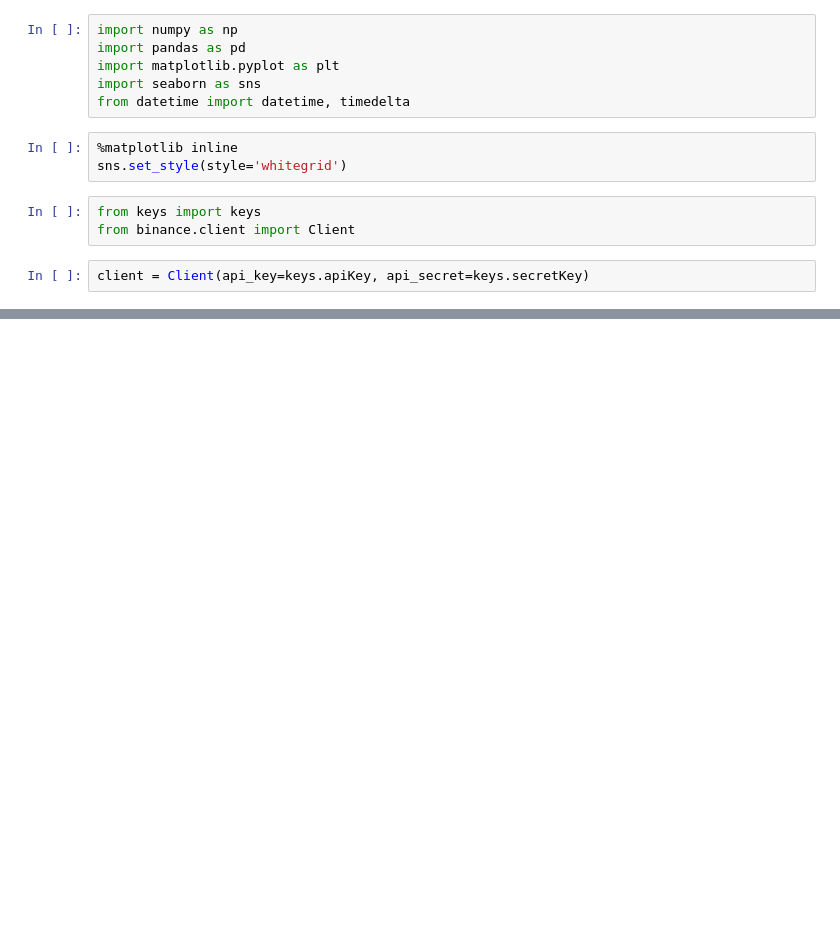
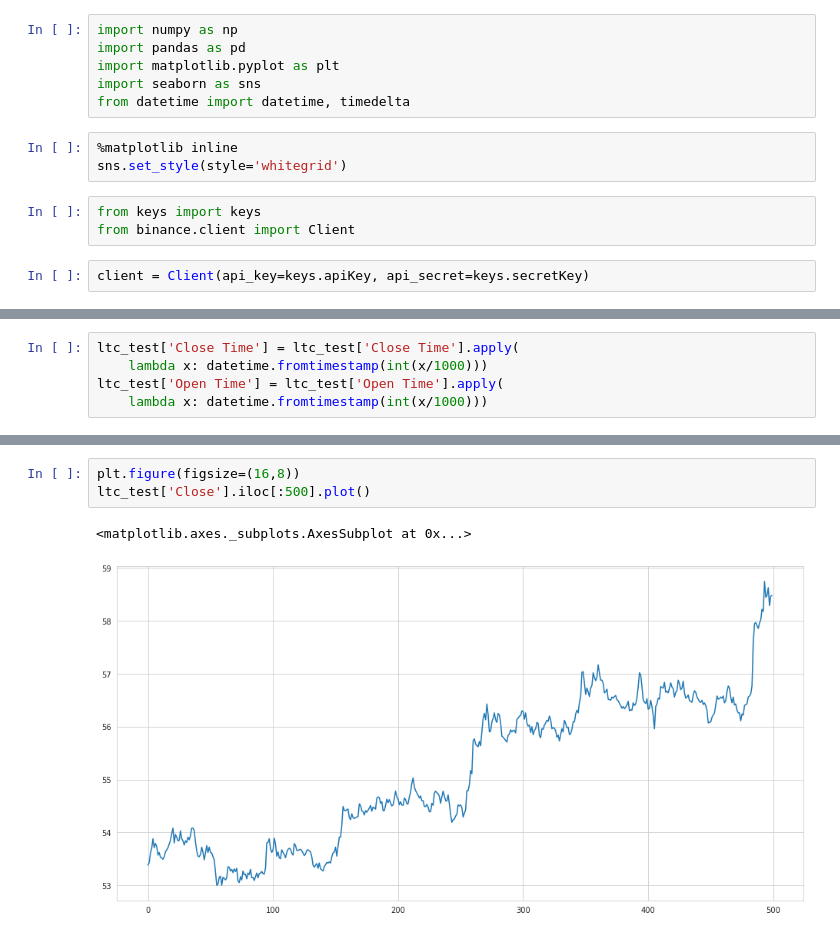
Before and after one commit to OhGreat/Machine-Learning, a Jupyter notebook: Tensorflow/Bitcoin/bitcoin_binance.ipynb, the cells around one changed output, grey strips where cells are left out. Cells and saved outputs as stored; diff of their text form; blank space fills up the shorter version.

```diff
--- a/Tensorflow/Bitcoin/bitcoin_binance.ipynb
+++ b/Tensorflow/Bitcoin/bitcoin_binance.ipynb
@@ -33 +116,6 @@ ltc_usdt_df.head()
+# %%
+ltc_test['Close Time'] = ltc_test['Close Time'].apply(
+    lambda x: datetime.fromtimestamp(int(x/1000)))
+ltc_test['Open Time'] = ltc_test['Open Time'].apply(
+    lambda x: datetime.fromtimestamp(int(x/1000)))
 # %%
@@ -160,0 +151,6 @@ Timestamp('2017-12-13 04:30:00')
+# %%
+plt.figure(figsize=(16,8))
+ltc_test['Close'].iloc[:500].plot()
+# %% [output]
+<matplotlib.axes._subplots.AxesSubplot at 0x...>
+[figure, added]
```
Also changed, not shown: parts of 29 cells of this notebook.
